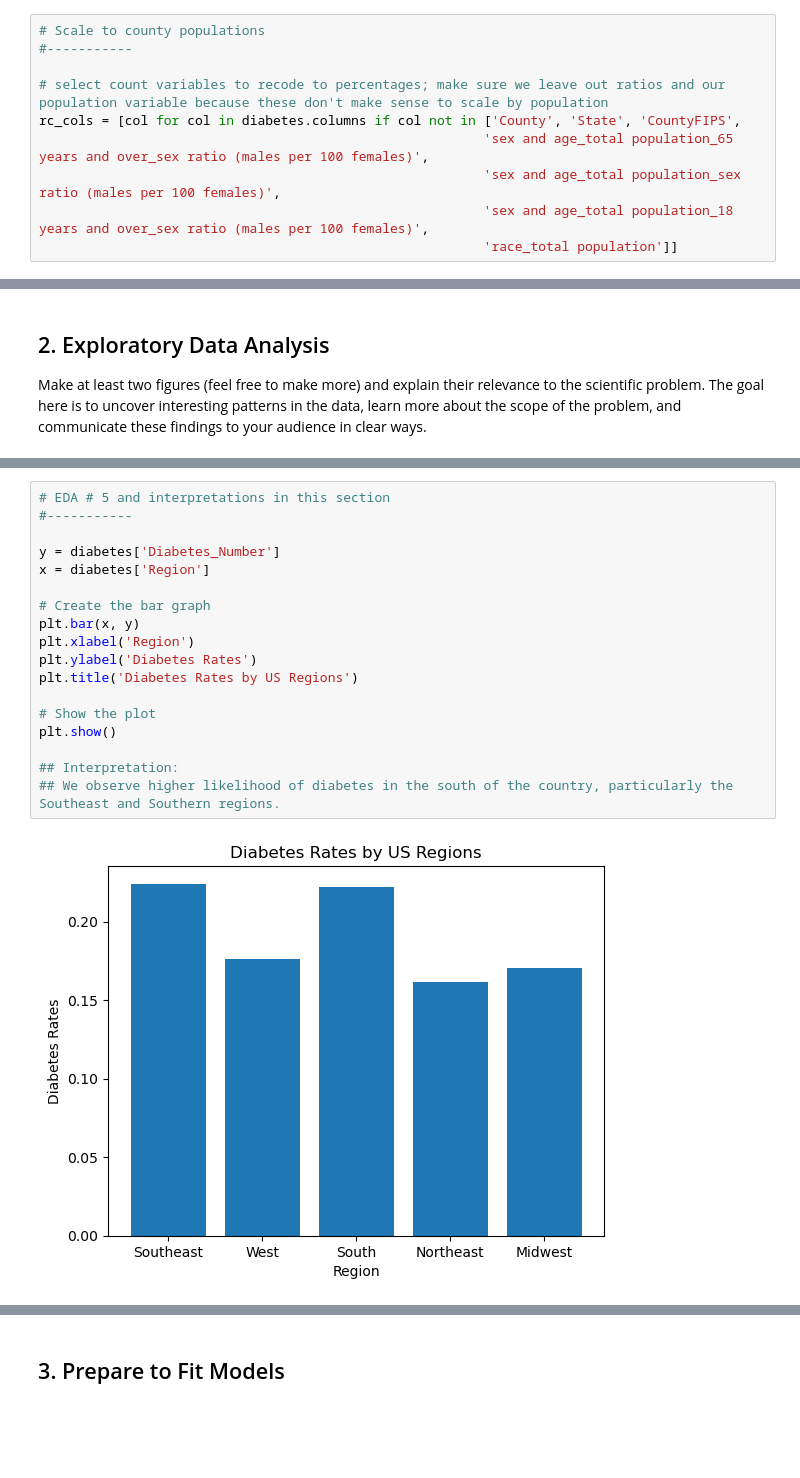
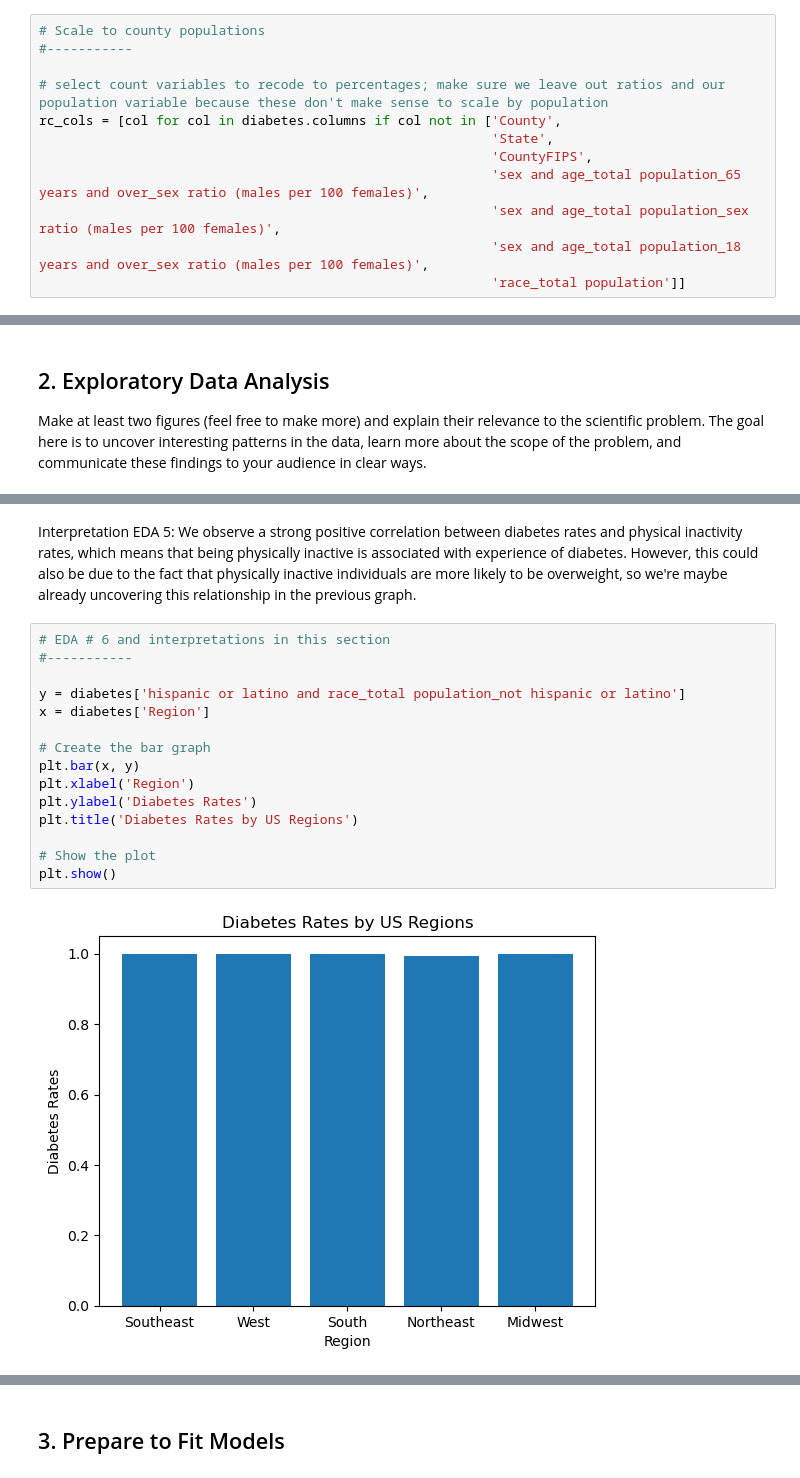
Before and after one commit to brendasciepura/Computational-Social-Science-Projects, a Jupyter notebook: Project 2/Project 2 - Brenda Sciepura.ipynb, the cells around one changed output, grey strips where cells are left out. Drawn from its saved outputs; the diff is of its cells as text; blank space fills up the shorter version.

```diff
--- a/Project 2/Project 2 - Brenda Sciepura.ipynb
+++ b/Project 2/Project 2 - Brenda Sciepura.ipynb
@@ -148,11 +130,13 @@ We should probably scale our count variables to be proportional to county popula
 #-----------
 
 # select count variables to recode to percentages; make sure we leave out ratios and our population variable because these don't make sense to scale by population
-rc_cols = [col for col in diabetes.columns if col not in ['County', 'State', 'CountyFIPS',
-                                                         'sex and age_total population_65 years and over_sex ratio (males per 100 females)',
-                                                         'sex and age_total population_sex ratio (males per 100 females)',
-                                                         'sex and age_total population_18 years and over_sex ratio (males per 100 females)',
-                                                         'race_total population']]
+rc_cols = [col for col in diabetes.columns if col not in ['County',
+                                                          'State',
+                                                          'CountyFIPS',
+                                                          'sex and age_total population_65 years and over_sex ratio (males per 100 females)',
+                                                          'sex and age_total population_sex ratio (males per 100 females)',
+                                                          'sex and age_total population_18 years and over_sex ratio (males per 100 females)',
+                                                          'race_total population']]
 # %%
 # recode all selected columns to numeric
 diabetes[rc_cols] = diabetes[rc_cols].apply(pd.to_numeric, errors='coerce')
@@ -414,22 +391,21 @@ plt.show()
 # %% [output]
 [figure]
+# %% [markdown]
+Interpretation EDA 5: We observe a strong positive correlation between diabetes rates and physical inactivity rates, which means that being physically inactive is associated with experience of diabetes. However, this could also be due to the fact that physically inactive individuals are more likely to be overweight, so we're maybe already uncovering this relationship in the previous graph.
 # %%
-# EDA # 5 and interpretations in this section
+# EDA # 6 and interpretations in this section
 #-----------
 
-y = diabetes['Diabetes_Number']
+y = diabetes['hispanic or latino and race_total population_not hispanic or latino']
 x = diabetes['Region']
 
 # Create the bar graph
 plt.bar(x, y)
 plt.xlabel('Region')
 plt.ylabel('Diabetes Rates')
 plt.title('Diabetes Rates by US Regions')
 
 # Show the plot
 plt.show()
-
-## Interpretation:
-## We observe higher likelihood of diabetes in the south of the country, particularly the Southeast and Southern regions.
 # %% [output]
-[figure, old version]
+[figure, new version]
```
Also changed, not shown: parts of 69 cells of this notebook.
